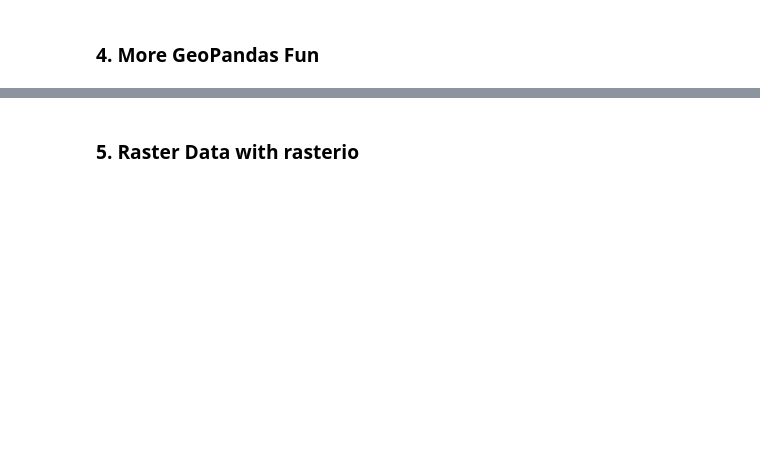
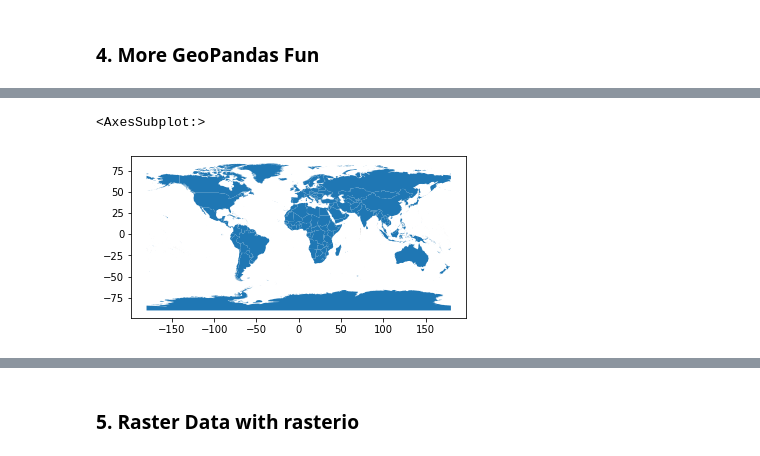
Before and after one commit to martinchristen/pythonpizzahamburg2021, a Jupyter notebook: Pizza.ipynb, the cells around one changed output, grey strips where cells are left out. Saved outputs shown, nothing was run; the diff lists cells and outputs as text; code cells hidden in the pictures; blank space fills up the shorter version.

```diff
--- a/Pizza.ipynb
+++ b/Pizza.ipynb
@@ -319,0 +398,5 @@ ch
+# %%
+gdfAdmin0.plot()
+# %% [output]
+<AxesSubplot:>
+[figure, added]
```
Also changed, not shown: parts of 34 cells of this notebook.
